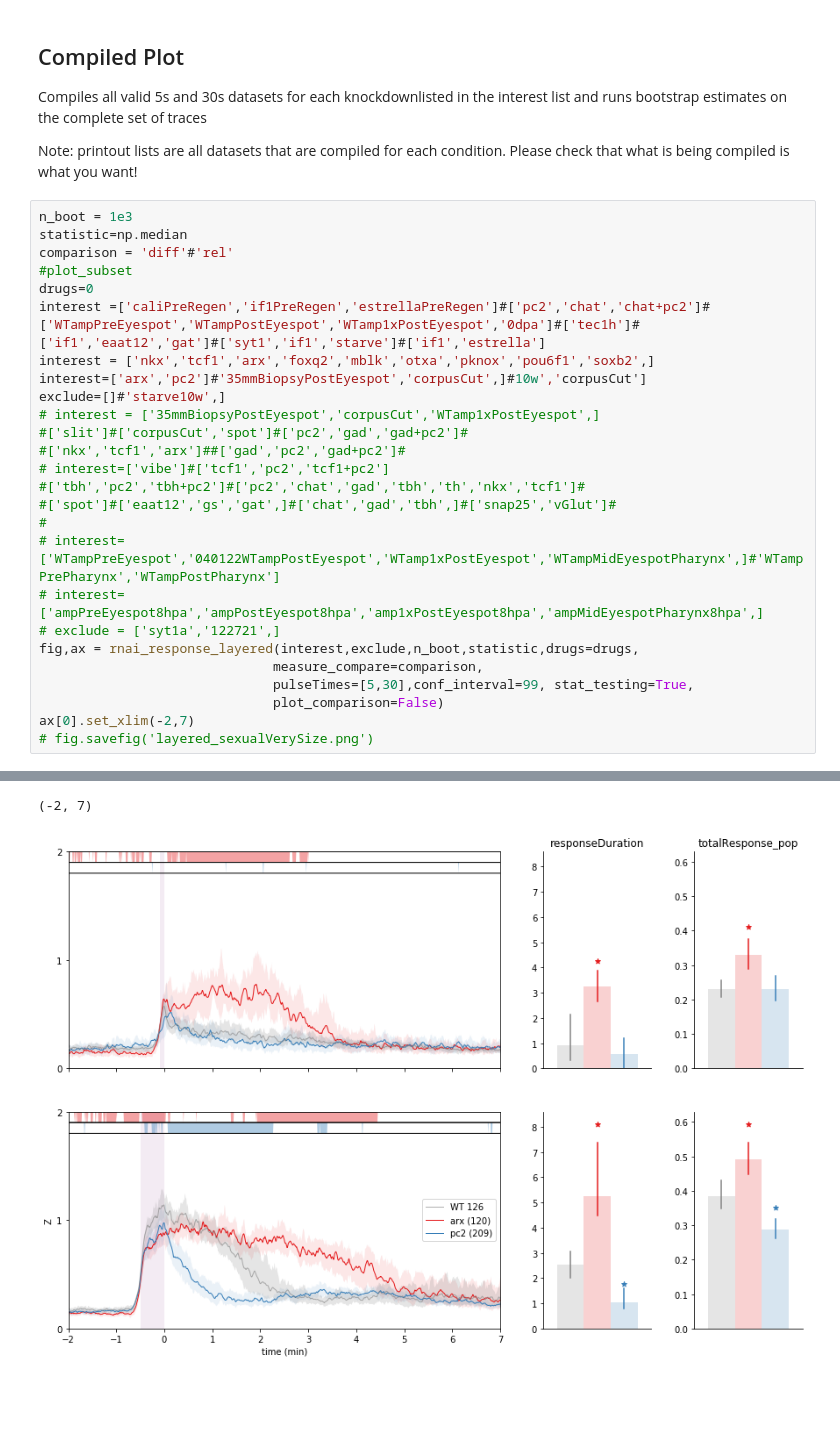
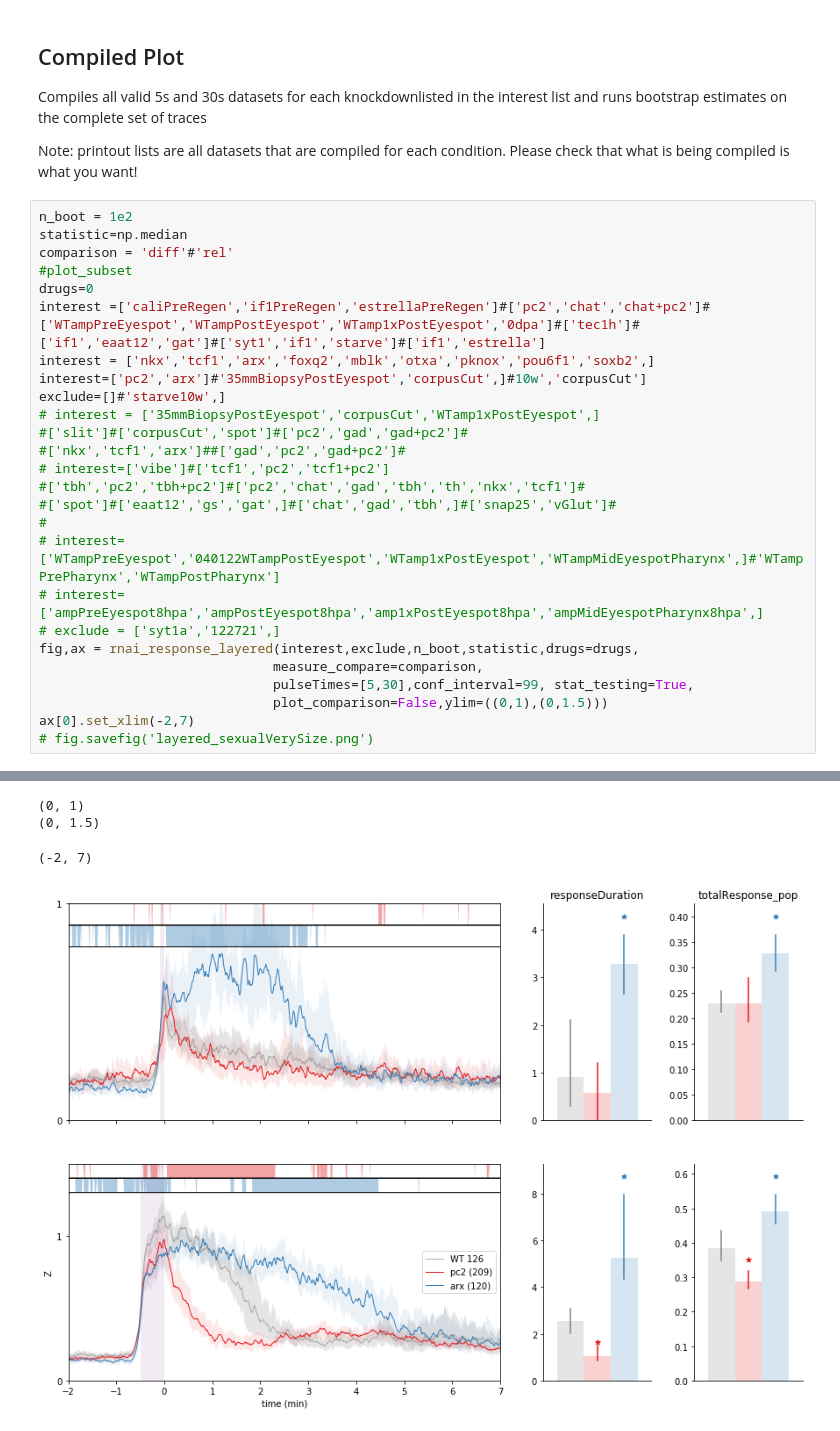
Before and after one commit to samuelbray32/behavior-lite, a Jupyter notebook: publication_rnaiCompilation.ipynb, the cells around one changed output, grey strips where cells are left out. Cells and saved outputs as stored; diff of their text form; blank space fills up the shorter version.

Commit message:
add arg to rnai_layered to adjust location of significance bars with ylim

```diff
--- a/publication_rnaiCompilation.ipynb
+++ b/publication_rnaiCompilation.ipynb
@@ -12,14 +12,14 @@ Compiles all valid 5s and 30s datasets for each knockdownlisted in the interest
 
 Note: printout lists are all datasets that are compiled for each condition.  Please check that what is being compiled is what you want!
 # %%
-n_boot = 1e3
+n_boot = 1e2
 statistic=np.median
 comparison = 'diff'#'rel'
 #plot_subset
 drugs=0
 interest =['caliPreRegen','if1PreRegen','estrellaPreRegen']#['pc2','chat','chat+pc2']#['WTampPreEyespot','WTampPostEyespot','WTamp1xPostEyespot','0dpa']#['tec1h']#['if1','eaat12','gat']#['syt1','if1','starve']#['if1','estrella']
 interest = ['nkx','tcf1','arx','foxq2','mblk','otxa','pknox','pou6f1','soxb2',]
-interest=['arx','pc2']#'35mmBiopsyPostEyespot','corpusCut',]#10w','corpusCut']
+interest=['pc2','arx']#'35mmBiopsyPostEyespot','corpusCut',]#10w','corpusCut']
 exclude=[]#'starve10w',]
 # interest = ['35mmBiopsyPostEyespot','corpusCut','WTamp1xPostEyespot',]
 #['slit']#['corpusCut','spot']#['pc2','gad','gad+pc2']#
@@ -34,7 +34,7 @@ exclude=[]#'starve10w',]
 fig,ax = rnai_response_layered(interest,exclude,n_boot,statistic,drugs=drugs,
                               measure_compare=comparison,
                               pulseTimes=[5,30],conf_interval=99, stat_testing=True,
-                              plot_comparison=False)
+                              plot_comparison=False,ylim=((0,1),(0,1.5)))
 ax[0].set_xlim(-2,7)
 # fig.savefig('layered_sexualVerySize.png')
 # %% [output]
@@ -47,2 +47,4 @@ ax[0].set_xlim(-2,7)
-(-2, 7)
+(0, 1)
+(0, 1.5)
+(-2, 7)
-[figure, old version]
+[figure, new version]
```
Also changed, not shown: parts of 2 cells of this notebook, 1 other file.
